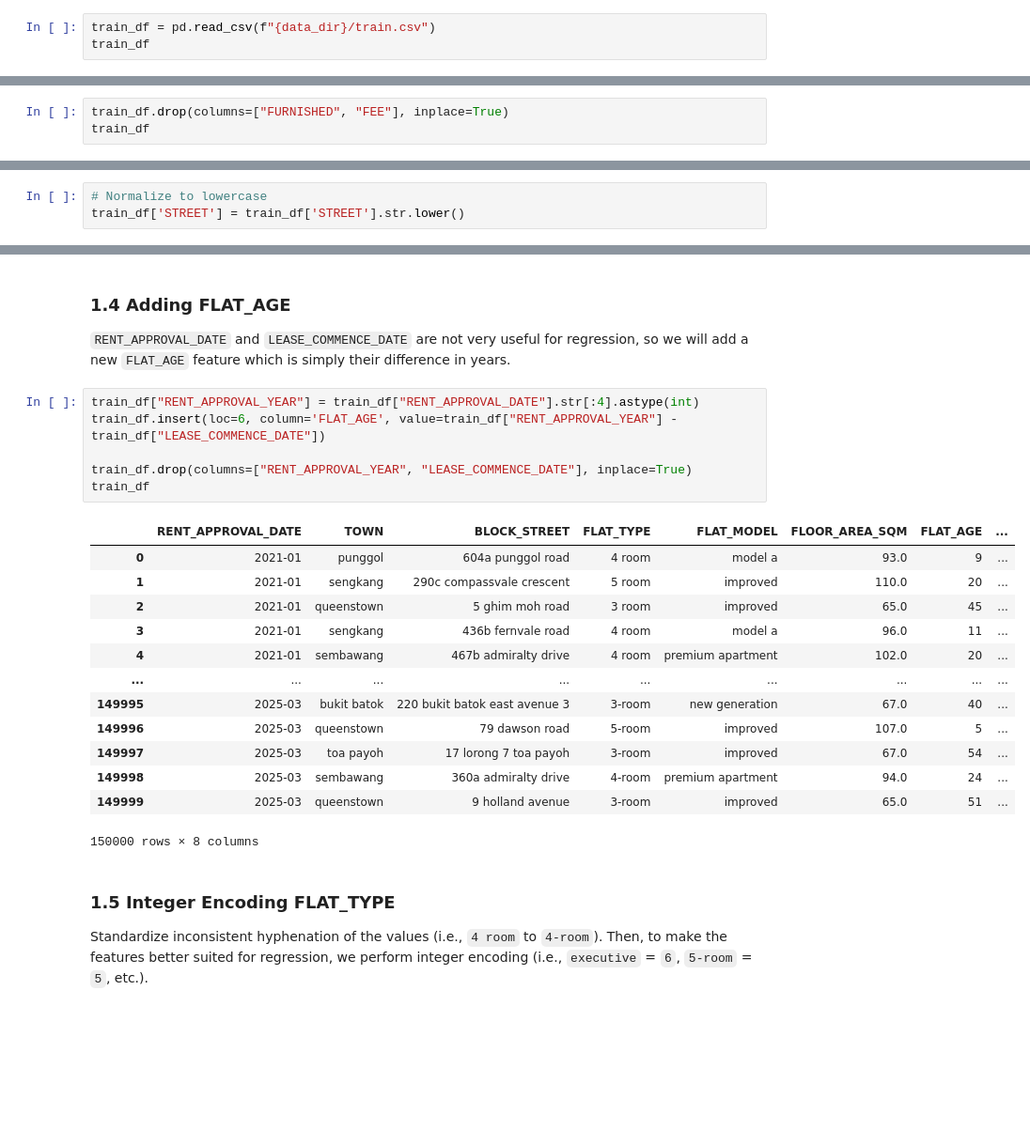
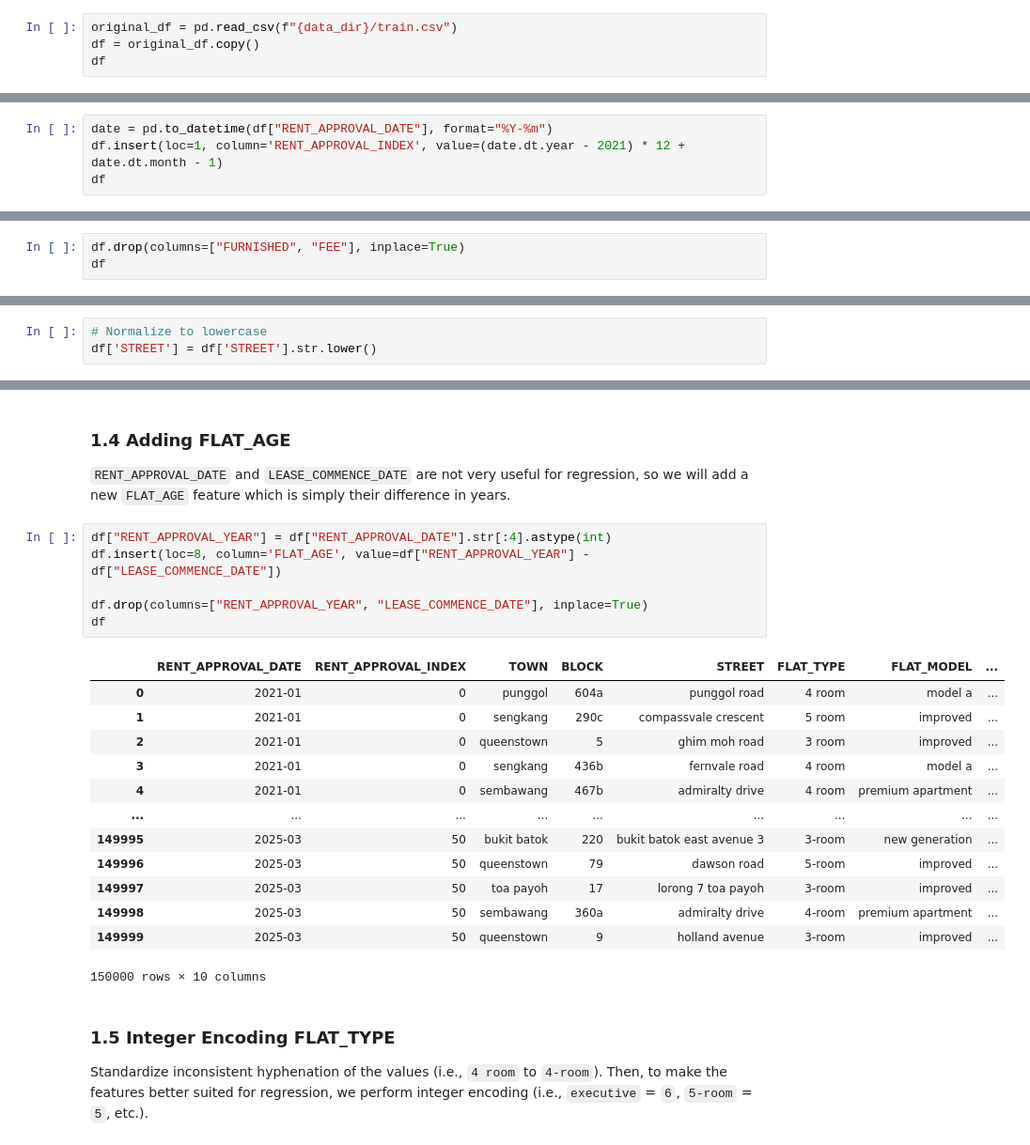
Before and after one commit to sidneyting/hdb-rentals, a Jupyter notebook: notebooks/main.ipynb, the cells around one changed output, grey strips where cells are left out. Shown at 94% size. Drawn from its saved outputs; the diff is of its cells as text; blank space fills up the shorter version.

```diff
--- a/notebooks/main.ipynb
+++ b/notebooks/main.ipynb
@@ -15,8 +16,9 @@ data_dir = "../data"
 # %% [markdown]
 ## Section 1: Preprocessing
 # %%
-train_df = pd.read_csv(f"{data_dir}/train.csv")
-train_df
+original_df = pd.read_csv(f"{data_dir}/train.csv")
+df = original_df.copy()
+df
 # %% [output]
 |  | RENT_APPROVAL_DATE | TOWN | BLOCK | STREET | FLAT_TYPE | FLAT_MODEL | FLOOR_AREA_SQM | FURNISHED | ... |
 | 0 | 2021-01 | punggol | 604a | punggol road | 4 room | model a | 93.0 | yes | ... |
@@ -33,0 +38,4 @@ train_df
+# %%
+date = pd.to_datetime(df["RENT_APPROVAL_DATE"], format="%Y-%m")
+df.insert(loc=1, column='RENT_APPROVAL_INDEX', value=(date.dt.year - 2021) * 12 + date.dt.month - 1)
+df
@@ -36,5 +58,5 @@ train_df
 Drop constant columns `FURNISHED` and `FEE`.
 # %%
-train_df.drop(columns=["FURNISHED", "FEE"], inplace=True)
-train_df
+df.drop(columns=["FURNISHED", "FEE"], inplace=True)
+df
 # %% [output]
@@ -57,5 +79,5 @@ train_df
 Setting `STREET` names all to lowercase.
 # %%
 # Normalize to lowercase
-train_df['STREET'] = train_df['STREET'].str.lower()
+df['STREET'] = df['STREET'].str.lower()
 # %%
@@ -102,25 +101,25 @@ train_df
 
 `RENT_APPROVAL_DATE` and `LEASE_COMMENCE_DATE` are not very useful for regression, so we will add a new `FLAT_AGE` feature which is simply their difference in years.
 # %%
-train_df["RENT_APPROVAL_YEAR"] = train_df["RENT_APPROVAL_DATE"].str[:4].astype(int)
-train_df.insert(loc=6, column='FLAT_AGE', value=train_df["RENT_APPROVAL_YEAR"] - train_df["LEASE_COMMENCE_DATE"])
+df["RENT_APPROVAL_YEAR"] = df["RENT_APPROVAL_DATE"].str[:4].astype(int)
+df.insert(loc=8, column='FLAT_AGE', value=df["RENT_APPROVAL_YEAR"] - df["LEASE_COMMENCE_DATE"])
 
-train_df.drop(columns=["RENT_APPROVAL_YEAR", "LEASE_COMMENCE_DATE"], inplace=True)
-train_df
+df.drop(columns=["RENT_APPROVAL_YEAR", "LEASE_COMMENCE_DATE"], inplace=True)
+df
 # %% [output]
-|  | RENT_APPROVAL_DATE | TOWN | BLOCK_STREET | FLAT_TYPE | FLAT_MODEL | FLOOR_AREA_SQM | FLAT_AGE | ... |
-| 0 | 2021-01 | punggol | 604a punggol road | 4 room | model a | 93.0 | 9 | ... |
-| 1 | 2021-01 | sengkang | 290c compassvale crescent | 5 room | improved | 110.0 | 20 | ... |
-| 2 | 2021-01 | queenstown | 5 ghim moh road | 3 room | improved | 65.0 | 45 | ... |
-| 3 | 2021-01 | sengkang | 436b fernvale road | 4 room | model a | 96.0 | 11 | ... |
-| 4 | 2021-01 | sembawang | 467b admiralty drive | 4 room | premium apartment | 102.0 | 20 | ... |
+|  | RENT_APPROVAL_DATE | RENT_APPROVAL_INDEX | TOWN | BLOCK | STREET | FLAT_TYPE | FLAT_MODEL | ... |
+| 0 | 2021-01 | 0 | punggol | 604a | punggol road | 4 room | model a | ... |
+| 1 | 2021-01 | 0 | sengkang | 290c | compassvale crescent | 5 room | improved | ... |
+| 2 | 2021-01 | 0 | queenstown | 5 | ghim moh road | 3 room | improved | ... |
+| 3 | 2021-01 | 0 | sengkang | 436b | fernvale road | 4 room | model a | ... |
+| 4 | 2021-01 | 0 | sembawang | 467b | admiralty drive | 4 room | premium apartment | ... |
 | ... | ... | ... | ... | ... | ... | ... | ... | ... |
-| 149995 | 2025-03 | bukit batok | 220 bukit batok east avenue 3 | 3-room | new generation | 67.0 | 40 | ... |
-| 149996 | 2025-03 | queenstown | 79 dawson road | 5-room | improved | 107.0 | 5 | ... |
-| 149997 | 2025-03 | toa payoh | 17 lorong 7 toa payoh | 3-room | improved | 67.0 | 54 | ... |
-| 149998 | 2025-03 | sembawang | 360a admiralty drive | 4-room | premium apartment | 94.0 | 24 | ... |
-| 149999 | 2025-03 | queenstown | 9 holland avenue | 3-room | improved | 65.0 | 51 | ... |
+| 149995 | 2025-03 | 50 | bukit batok | 220 | bukit batok east avenue 3 | 3-room | new generation | ... |
+| 149996 | 2025-03 | 50 | queenstown | 79 | dawson road | 5-room | improved | ... |
+| 149997 | 2025-03 | 50 | toa payoh | 17 | lorong 7 toa payoh | 3-room | improved | ... |
+| 149998 | 2025-03 | 50 | sembawang | 360a | admiralty drive | 4-room | premium apartment | ... |
+| 149999 | 2025-03 | 50 | queenstown | 9 | holland avenue | 3-room | improved | ... |
-150000 rows × 8 columns
+150000 rows × 10 columns
 # %% [markdown]
 ### 1.5 Integer Encoding FLAT_TYPE
 
```
Also changed, not shown: parts of 39 cells of this notebook.
